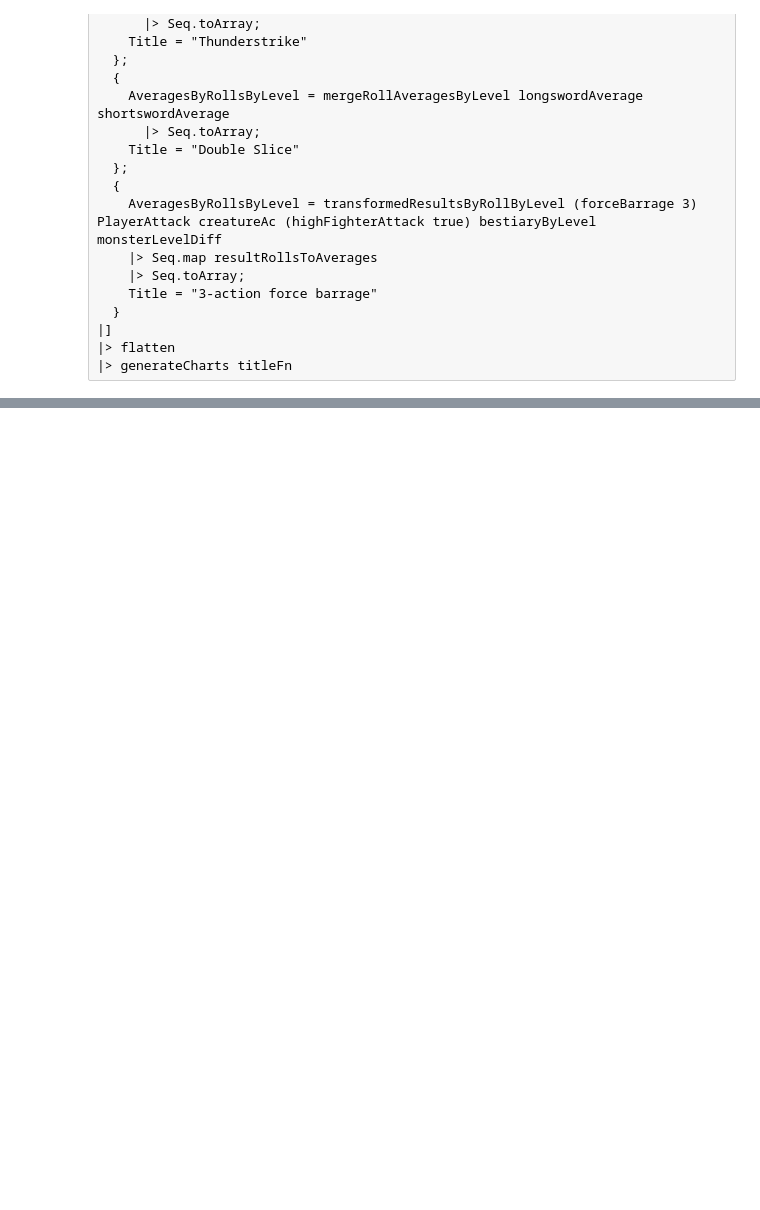
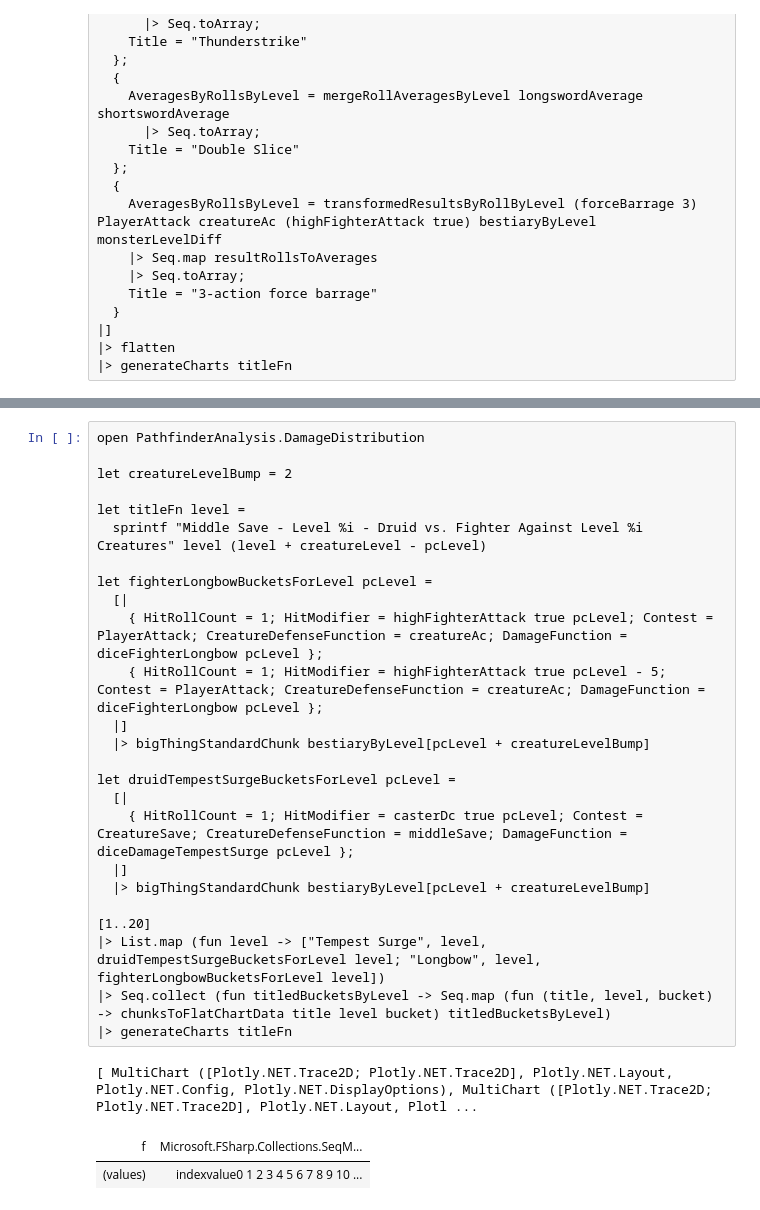
Before and after one commit to arazni/pathfinder-analysis, a Jupyter notebook: testing.ipynb, the cells around one changed output, grey strips where cells are left out. Saved outputs shown, nothing was run; the diff lists cells and outputs as text; blank space fills up the shorter version.

```diff
--- a/testing.ipynb
+++ b/testing.ipynb
@@ -175,0 +183,29 @@ Chart.Line(
+# %%
+open PathfinderAnalysis.DamageDistribution
+
+let creatureLevelBump = 2
+
+let titleFn level =
+  sprintf "Middle Save - Level %i - Druid vs. Fighter Against Level %i Creatures" level (level + creatureLevel - pcLevel)
+
+let fighterLongbowBucketsForLevel pcLevel =
+  [|
+    { HitRollCount = 1; HitModifier = highFighterAttack true pcLevel; Contest = PlayerAttack; CreatureDefenseFunction = creatureAc; DamageFunction = diceFighterLongbow pcLevel };
+    { HitRollCount = 1; HitModifier = highFighterAttack true pcLevel - 5; Contest = PlayerAttack; CreatureDefenseFunction = creatureAc; DamageFunction = diceFighterLongbow pcLevel };
+  |]
+  |> bigThingStandardChunk bestiaryByLevel[pcLevel + creatureLevelBump]
+
+let druidTempestSurgeBucketsForLevel pcLevel =
+  [|
+    { HitRollCount = 1; HitModifier = casterDc true pcLevel; Contest = CreatureSave; CreatureDefenseFunction = middleSave; DamageFunction = diceDamageTempestSurge pcLevel };
+  |]
+  |> bigThingStandardChunk bestiaryByLevel[pcLevel + creatureLevelBump]
+
+[1..20]
+|> List.map (fun level -> ["Tempest Surge", level, druidTempestSurgeBucketsForLevel level; "Longbow", level, fighterLongbowBucketsForLevel level])
+|> Seq.collect (fun titledBucketsByLevel -> Seq.map (fun (title, level, bucket) -> chunksToFlatChartData title level bucket) titledBucketsByLevel)
+|> generateCharts titleFn
+# %% [output]
+[ MultiChart ([Plotly.NET.Trace2D; Plotly.NET.Trace2D], Plotly.NET.Layout, Plotly.NET.Config, Plotly.NET.DisplayOptions), MultiChart ([Plotly.NET.Trace2D; Plotly.NET.Trace2D], Plotly.NET.Layout, Plotl ...
+| f | Microsoft.FSharp.Collections.SeqM... |
+| (values) | indexvalue0 1 2 3 4 5 6 7 8 9 10 ... |
```
Also changed, not shown: parts of 3 cells of this notebook, 4 other files.
